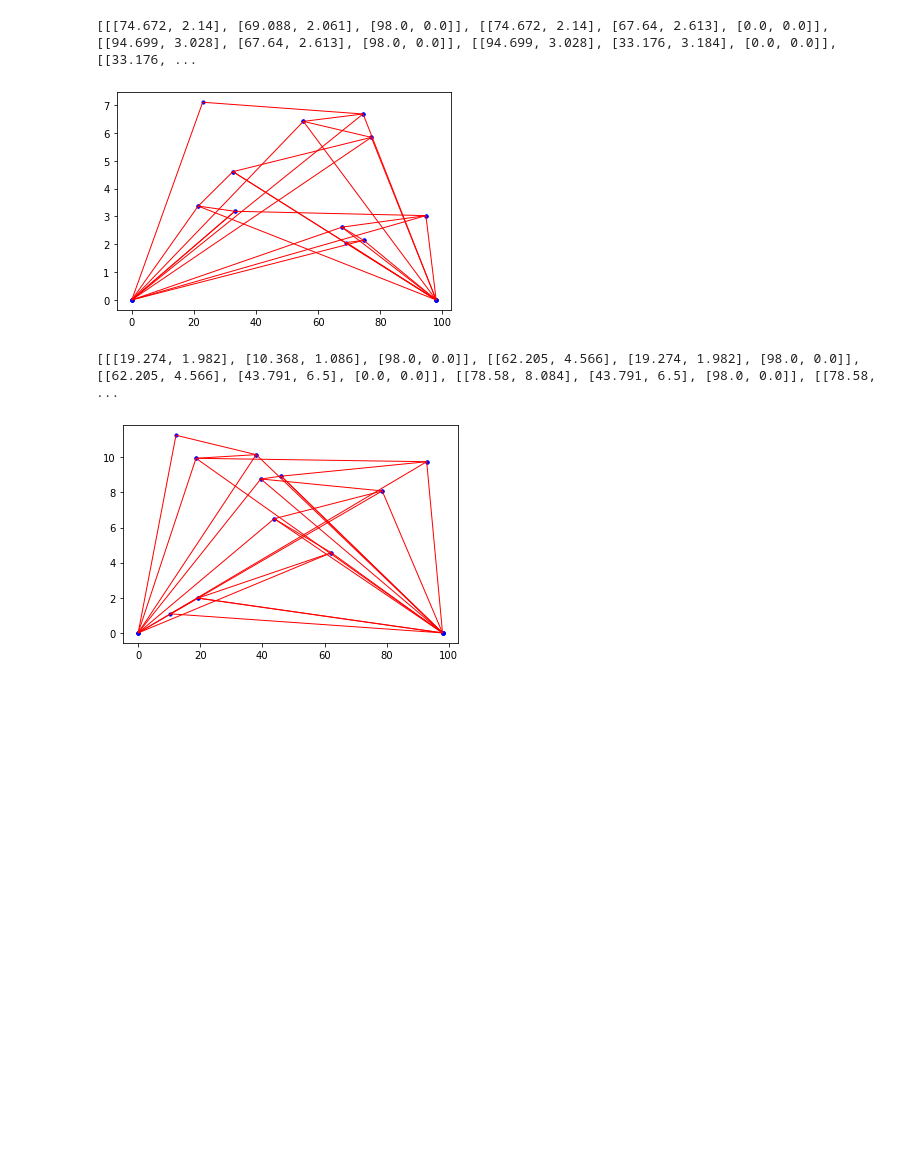
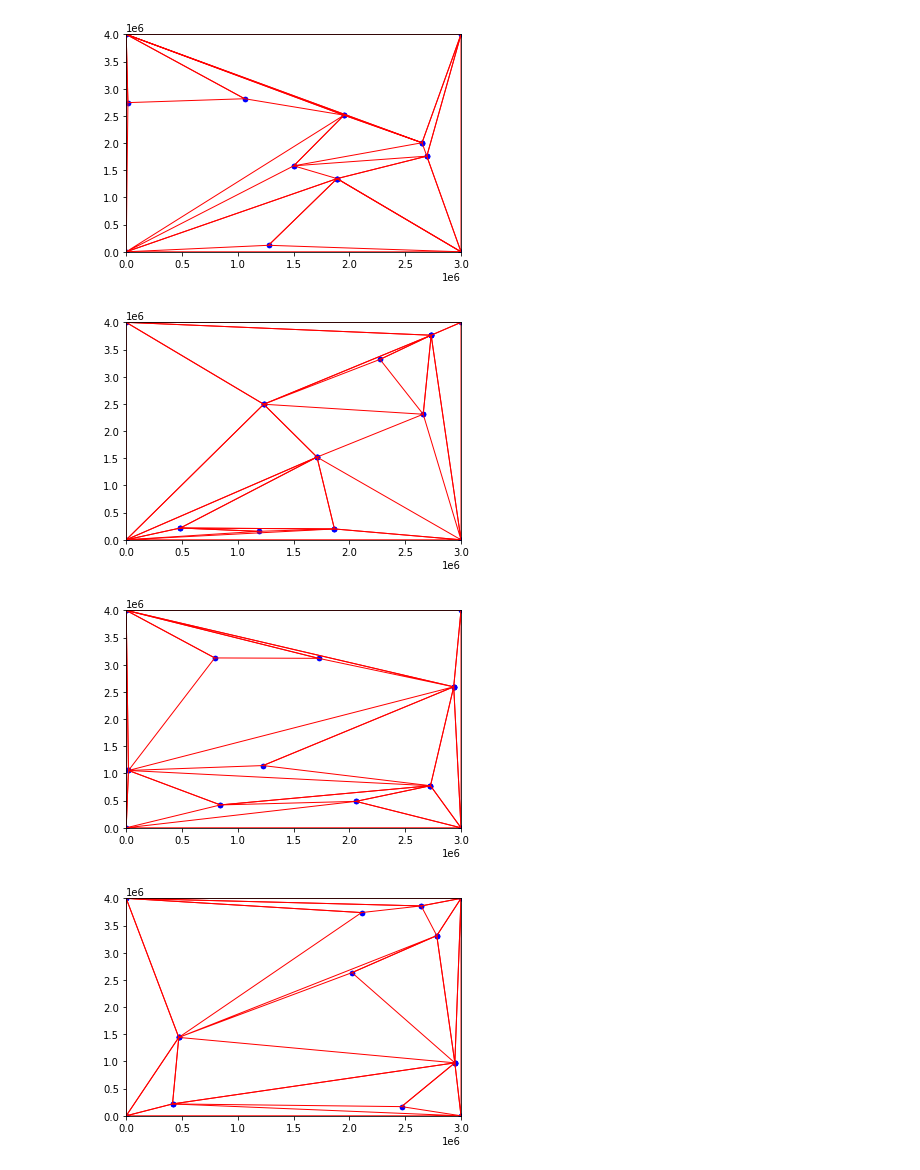
Before and after one commit to al3xkras/triangulation-java, a Jupyter notebook: python/ProjectTriangulation.ipynb, the cells around one changed output. Saved outputs shown, nothing was run; the diff lists cells and outputs as text; code cells hidden in the pictures; blank space fills up the shorter version.

Commit message:
Triangulation: bug fixes (2), test in jupyter notebook

```diff
--- a/python/ProjectTriangulation.ipynb
+++ b/python/ProjectTriangulation.ipynb
@@ -20,13 +20,15 @@
 [INFO] ------------------------------------------------------------------------
 # %%
-from random import random
+from random import random,randint
 import os
 import matplotlib.pyplot as plt
 import numpy as np
+from matplotlib.patches import Polygon
+import matplotlib.pyplot as plt
 
-width = 98
-height = 148
-points_count=200
+width = 3000000
+height = 4000000
+points_count=8
 fname="points.txt"
 
 filename="../python/"+fname
@@ -37,15 +39,18 @@ triangles = []
 
 def generateRandomPoints():
     global points,points_count,width,height,fname;
-    points = [[1+random()*width,1+random()*height] for x in range(points_count)]
+    points = [[randint(1,width-1),randint(1,height-1)] for x in range(points_count)]
     with open(fname,"w+") as f:
         for p in points:
             f.write(" ".join(map(lambda x: "%.3f"%x,p)));
             f.write("\n")
 
 def runTriangulationAlgorithm():
-    global filename,outputfile
-    assert os.system("cd ../target/ && java -jar triangulation.jar %d %d %s %s"%(width,height,filename,outputfile))==0
+    global filename,outputfile;
+    global points,points_count,width,height,fname;
+    cmd="cd ../target/ && java -jar triangulation.jar %d %d %s %s"%(width,height,filename,outputfile)
+    #print(cmd)
+    assert os.system(cmd)==0
 
 
 def parseTriangles():
@@ -56,21 +61,23 @@ def parseTriangles():
         for line in f.readlines():
             t = list(map(float,line.split()))
             triangle = [
-                [t[0],t[1]],
-                [t[2],t[3]],
-                [t[4],t[5]]
+                [t[1],t[0]],
+                [t[3],t[2]],
+                [t[5],t[4]]
             ]
             triangles.append(triangle)
 
-    print(triangles)
-
 def drawTriangulation():
+    global points,points_count,width,height,fname;
     global triangles;
-    triangles = np.array(triangles,dtype=float)
+    triangles = np.array(triangles,dtype=float);
+    fig, ax = plt.subplots(1,1);
     for t in triangles:
-        t1 = plt.Polygon(t[:3,:],edgecolor="red",facecolor="none")
-        plt.gca().add_patch(t1)
-        plt.scatter(t[:,0],t[:,1],s=10,color="blue")
+        polygon = Polygon(t,edgecolor="red",facecolor="none")
+        ax.add_patch(polygon)
+        plt.scatter(t[:,0],t[:,1],s=20,color="blue")
+    plt.ylim(0,height)
+    plt.xlim(0,width)
     plt.show()
 
 def processEverything():
@@ -79,10 +86,10 @@ def processEverything():
     parseTriangles()
     drawTriangulation()
 # %%
-for i in range(2):
+for i in range(10):
     processEverything()
 # %% [output]
-[[[74.672, 2.14], [69.088, 2.061], [98.0, 0.0]], [[74.672, 2.14], [67.64, 2.613], [0.0, 0.0]], [[94.699, 3.028], [67.64, 2.613], [98.0, 0.0]], [[94.699, 3.028], [33.176, 3.184], [0.0, 0.0]], [[33.176, ...
-[figure, old version]
+[figure, new version]
-[[[19.274, 1.982], [10.368, 1.086], [98.0, 0.0]], [[62.205, 4.566], [19.274, 1.982], [98.0, 0.0]], [[62.205, 4.566], [43.791, 6.5], [0.0, 0.0]], [[78.58, 8.084], [43.791, 6.5], [98.0, 0.0]], [[78.58,  ...
-[figure, old version]
+[figure, new version]
+[figure, added]
+[figure, added]
```
Also changed, not shown: parts of 3 cells of this notebook, 4 other files.
